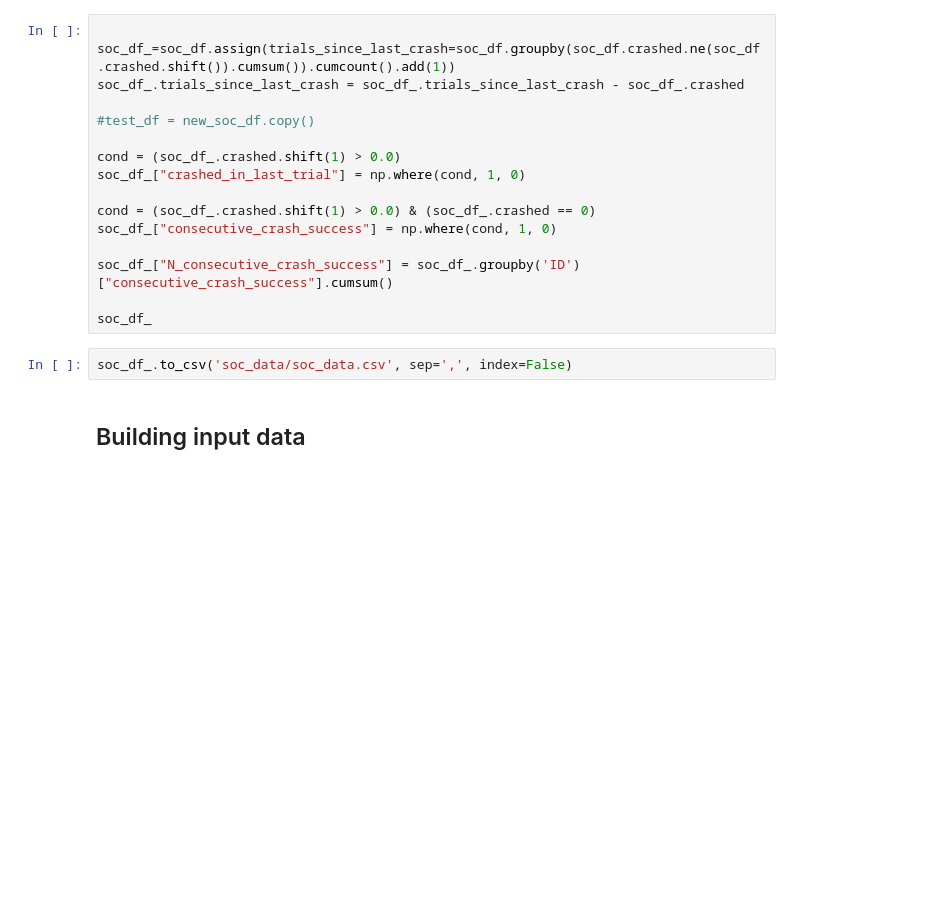
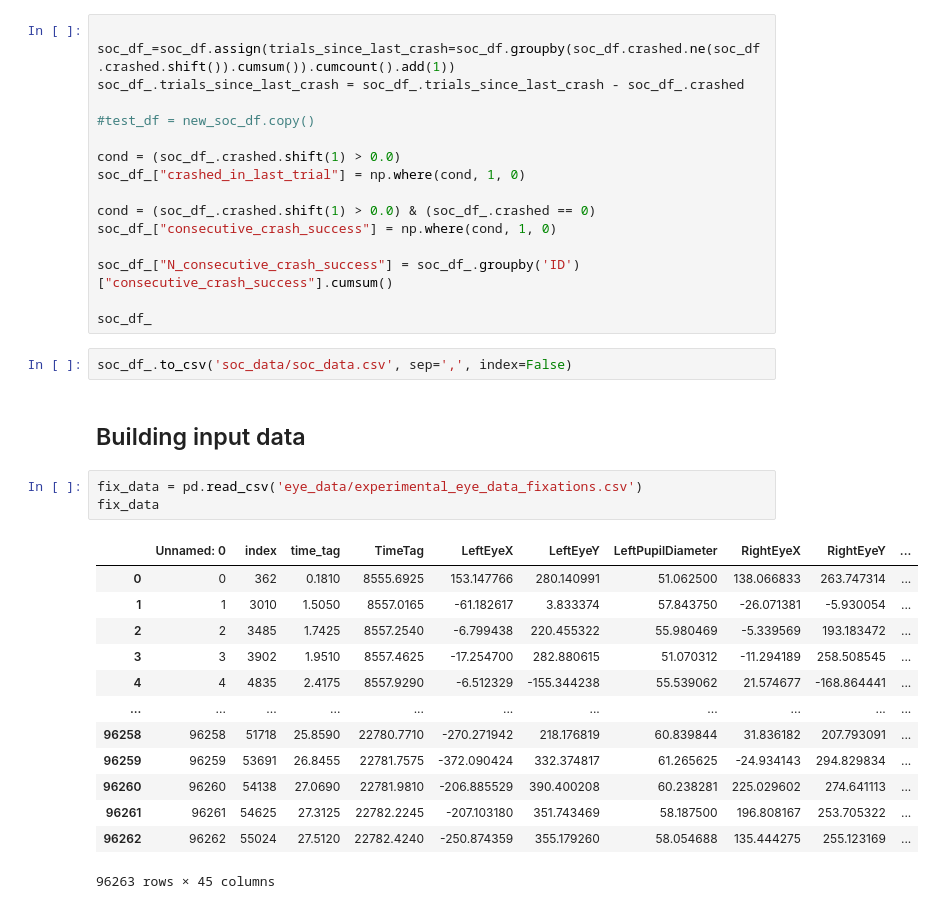
Before and after one commit to nilsheinrich/eye_movement_analysis_moonlander, a Jupyter notebook: building_data.ipynb, the cells around one changed output. Saved outputs shown, nothing was run; the diff lists cells and outputs as text; blank space fills up the shorter version.

Commit message:
building fixation data with drift onset

```diff
--- a/building_data.ipynb
+++ b/building_data.ipynb
@@ -484,3 +484,20 @@ soc_df_
 soc_df_.to_csv('soc_data/soc_data.csv', sep=',', index=False)
 # %% [markdown]
 ## Building input data
+# %%
+fix_data = pd.read_csv('eye_data/experimental_eye_data_fixations.csv')
+fix_data
+# %% [output]
+|  | Unnamed: 0 | index | time_tag | TimeTag | LeftEyeX | LeftEyeY | LeftPupilDiameter | RightEyeX | RightEyeY | ... |
+| 0 | 0 | 362 | 0.1810 | 8555.6925 | 153.147766 | 280.140991 | 51.062500 | 138.066833 | 263.747314 | ... |
+| 1 | 1 | 3010 | 1.5050 | 8557.0165 | -61.182617 | 3.833374 | 57.843750 | -26.071381 | -5.930054 | ... |
+| 2 | 2 | 3485 | 1.7425 | 8557.2540 | -6.799438 | 220.455322 | 55.980469 | -5.339569 | 193.183472 | ... |
+| 3 | 3 | 3902 | 1.9510 | 8557.4625 | -17.254700 | 282.880615 | 51.070312 | -11.294189 | 258.508545 | ... |
+| 4 | 4 | 4835 | 2.4175 | 8557.9290 | -6.512329 | -155.344238 | 55.539062 | 21.574677 | -168.864441 | ... |
+| ... | ... | ... | ... | ... | ... | ... | ... | ... | ... | ... |
+| 96258 | 96258 | 51718 | 25.8590 | 22780.7710 | -270.271942 | 218.176819 | 60.839844 | 31.836182 | 207.793091 | ... |
+| 96259 | 96259 | 53691 | 26.8455 | 22781.7575 | -372.090424 | 332.374817 | 61.265625 | -24.934143 | 294.829834 | ... |
+| 96260 | 96260 | 54138 | 27.0690 | 22781.9810 | -206.885529 | 390.400208 | 60.238281 | 225.029602 | 274.641113 | ... |
+| 96261 | 96261 | 54625 | 27.3125 | 22782.2245 | -207.103180 | 351.743469 | 58.187500 | 196.808167 | 253.705322 | ... |
+| 96262 | 96262 | 55024 | 27.5120 | 22782.4240 | -250.874359 | 355.179260 | 58.054688 | 135.444275 | 255.123169 | ... |
+96263 rows × 45 columns
```
Also changed, not shown: parts of 2 cells of this notebook.
